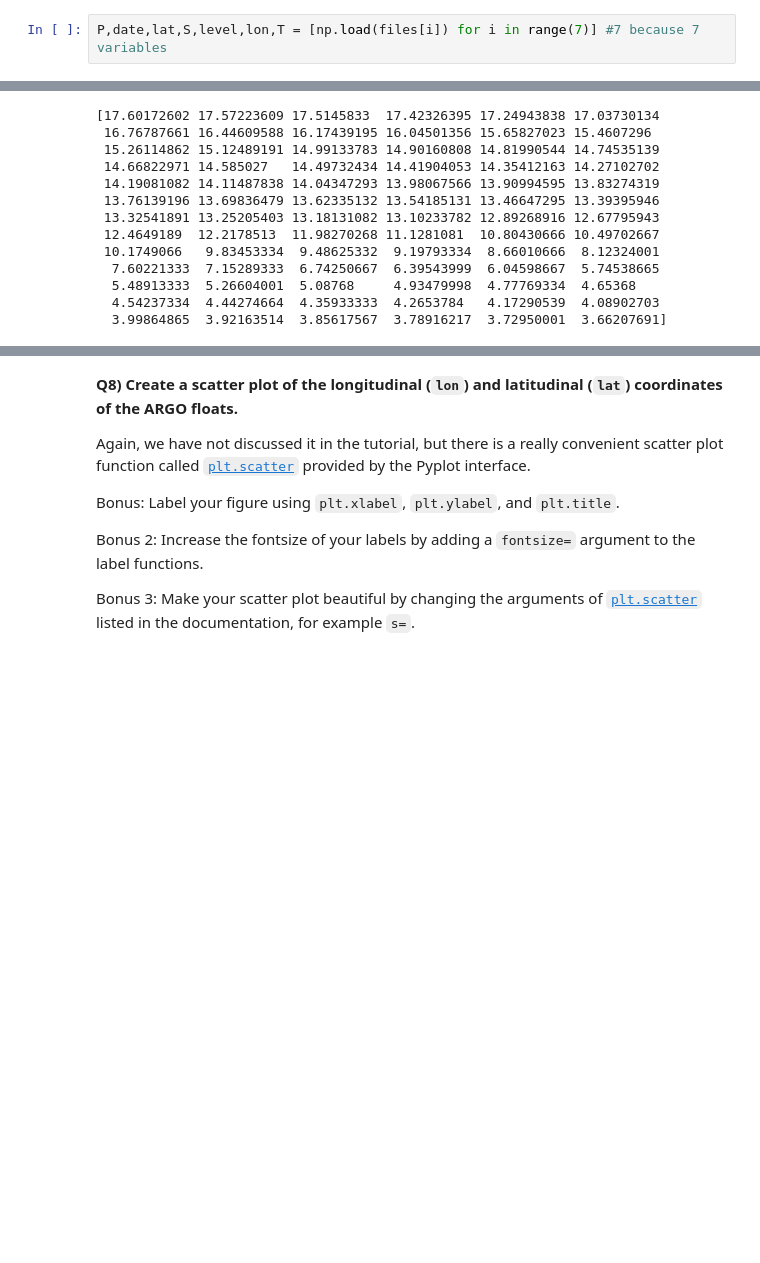
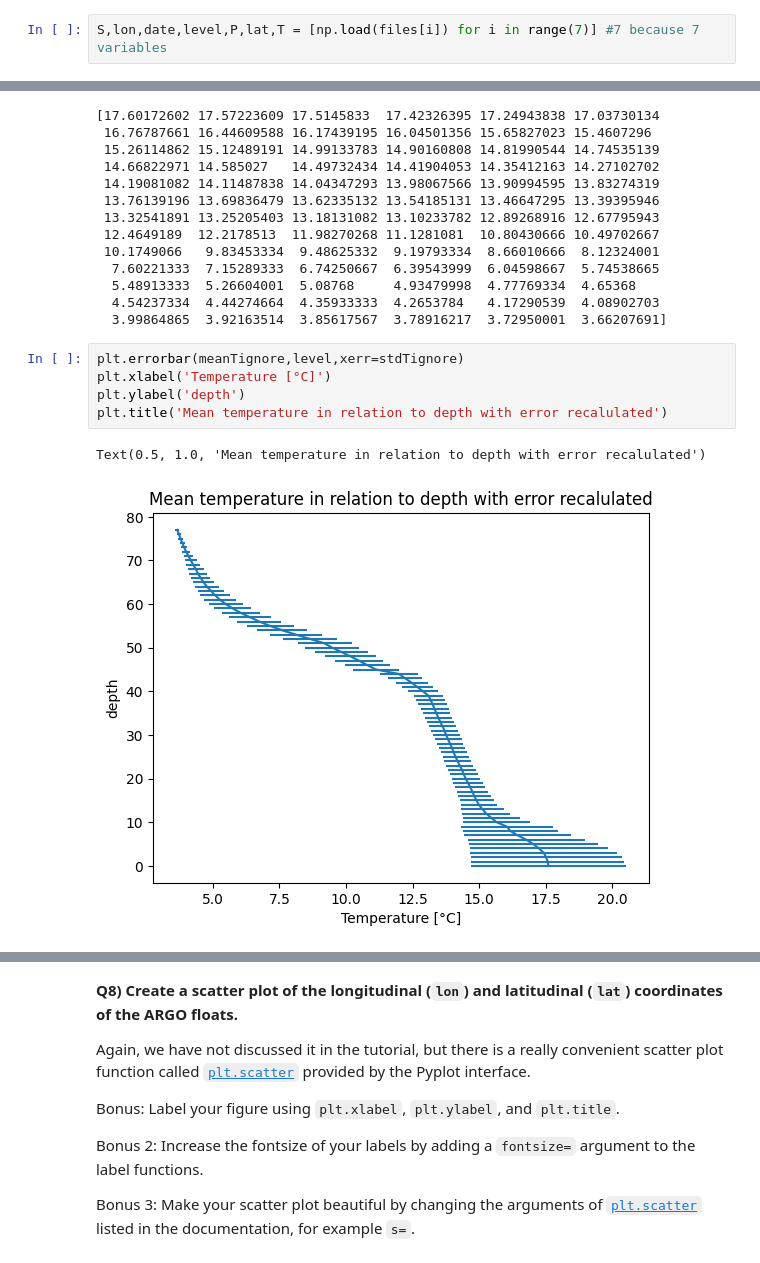
Before and after one commit to LSR0309/2024_Intro_Python, a Jupyter notebook: Kopie_von_W2_S1.ipynb, the cells around one changed output, grey strips where cells are left out. Drawn from its saved outputs; the diff is of its cells as text; blank space fills up the shorter version.

```diff
--- a/Kopie_von_W2_S1.ipynb
+++ b/Kopie_von_W2_S1.ipynb
@@ -67,7 +69,7 @@ print(files)
 # %% [markdown]
 Then, load the files as `numpy` arrays, for instance using list comprehension
 # %%
-P,date,lat,S,level,lon,T = [np.load(files[i]) for i in range(7)] #7 because 7 variables
+S,lon,date,level,P,lat,T = [np.load(files[i]) for i in range(7)] #7 because 7 variables
 # %% [markdown]
 **Q2) Recreate the `level` array using `np.arange` and `np.linspace`**
 
@@ -407,3 +413,11 @@ stdRDignore = np.nanstd(relative_density,axis=1)
   5.48913333  5.26604001  5.08768     4.93479998  4.77769334  4.65368
   4.54237334  4.44274664  4.35933333  4.2653784   4.17290539  4.08902703
   3.99864865  3.92163514  3.85617567  3.78916217  3.72950001  3.66207691]
+# %%
+plt.errorbar(meanTignore,level,xerr=stdTignore)
+plt.xlabel('Temperature [°C]')
+plt.ylabel('depth')
+plt.title('Mean temperature in relation to depth with error recalulated')
+# %% [output]
+Text(0.5, 1.0, 'Mean temperature in relation to depth with error recalulated')
+[figure, added]
```
Also changed, not shown: parts of 6 cells of this notebook.
